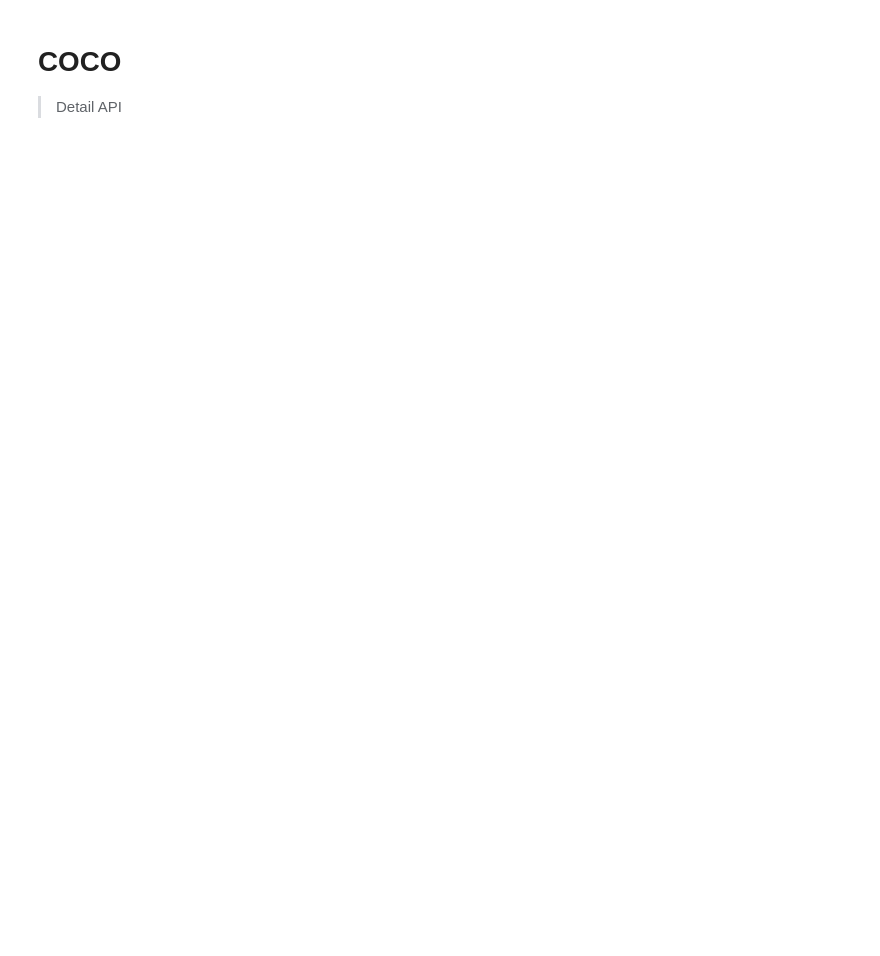
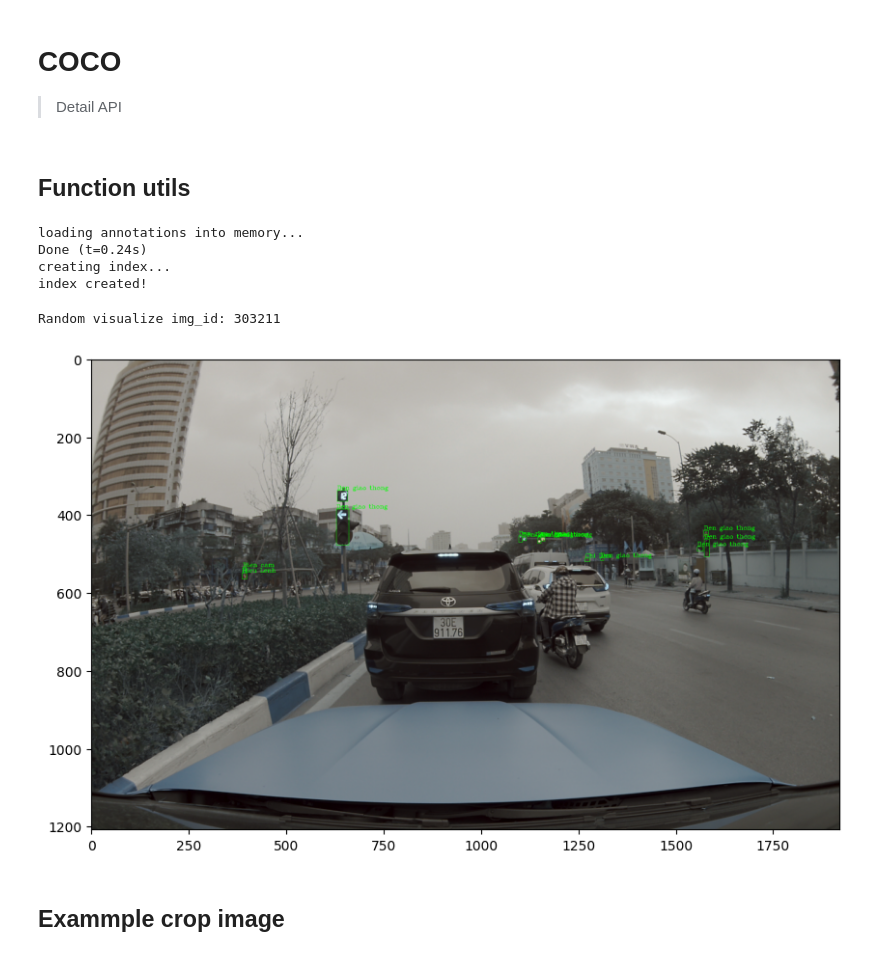
Before and after one commit to anhvth/avcv, a Jupyter notebook: nbs/05_coco_dataset.ipynb, the cells around one changed output. Drawn from its saved outputs; the diff is of its cells as text; code cells hidden in the pictures; blank space fills up the shorter version.

Commit message:
add coco dianostoer

```diff
--- a/nbs/05_coco_dataset.ipynb
+++ b/nbs/05_coco_dataset.ipynb
@@ -5,0 +132,2 @@
+# %% [markdown]
+## Function utils
@@ -5,0 +162,12 @@
+# %%
+ds = CocoDataset('/data/tsd/annotations/test.json', '/data/tsd/test-images/', )
+# %% [output]
+loading annotations into memory...
+Done (t=0.24s)
+creating index...
+index created!
+# %%
+ds.visualize(show=1);
+# %% [output]
+Random visualize img_id: 303211
+[figure, added]
@@ -5,0 +179,2 @@
+# %% [markdown]
+## Exammple crop image
```
Also changed, not shown: parts of 26 cells of this notebook, 6 other files.
